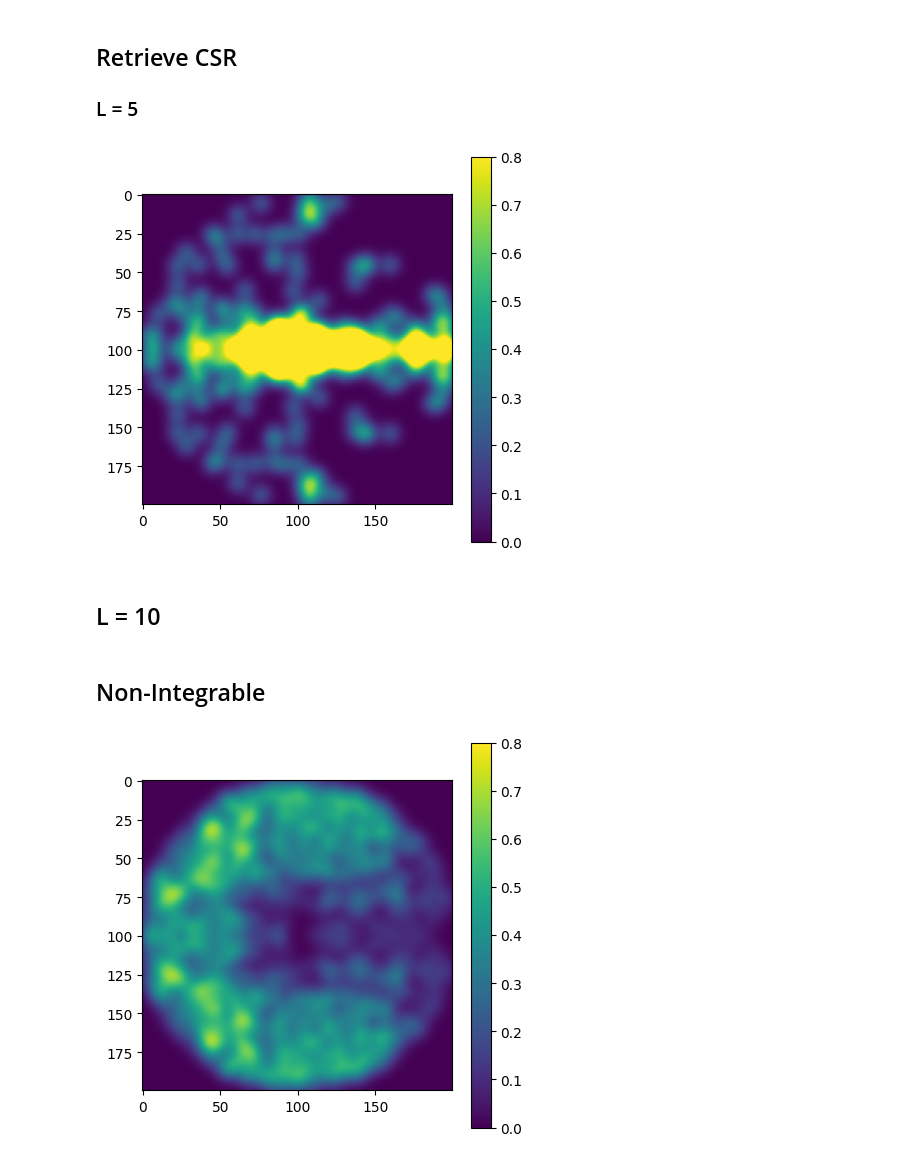
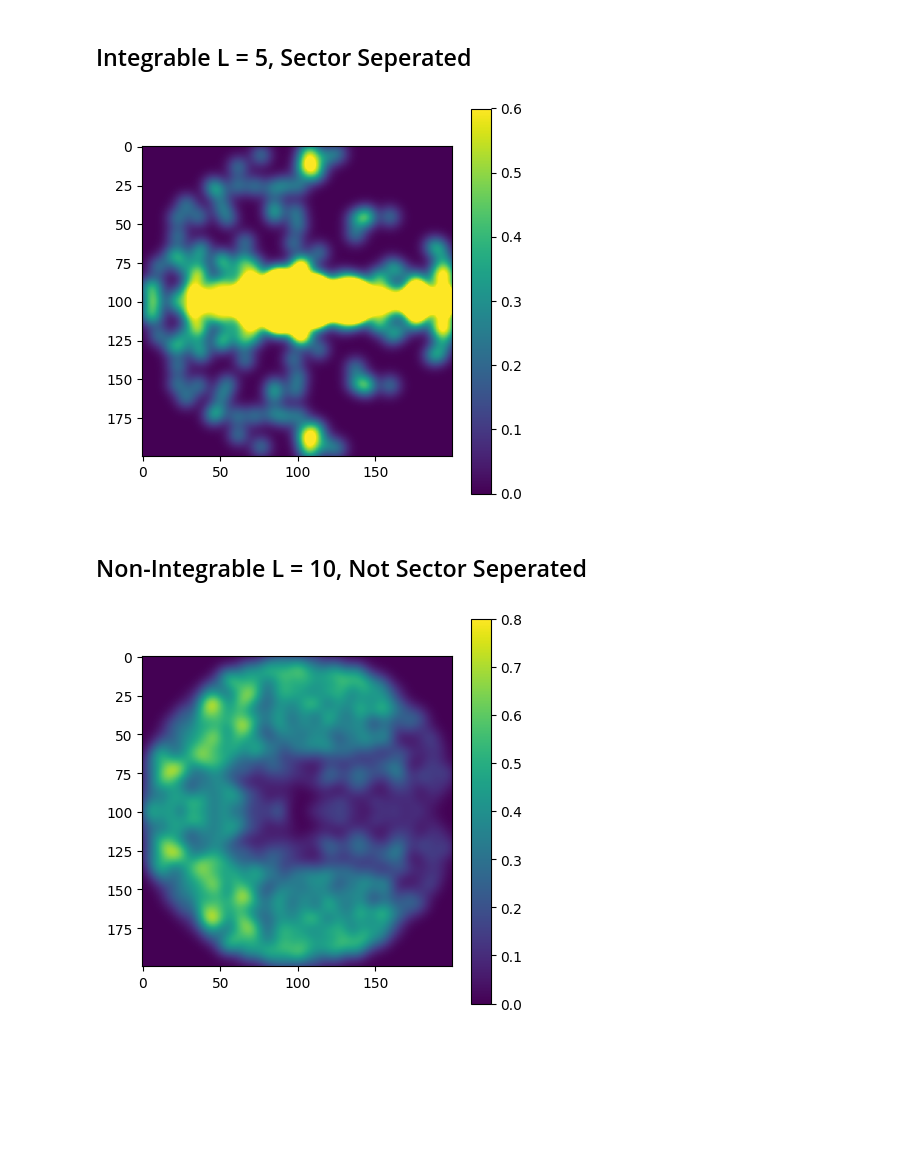
Before and after one commit to KristianWold/eddqc, a Jupyter notebook: analysis/integrable_nonintegrable/Densities_Sector_Seperation.ipynb, the cells around one changed output. Cells and saved outputs as stored; diff of their text form; code cells hidden in the pictures; blank space fills up the shorter version.

Commit message:
Clean up integrable_nonintegrable folder

```diff
--- a/analysis/integrable_nonintegrable/Densities Sector Seperation.ipynb
+++ b/analysis/integrable_nonintegrable/Densities_Sector_Seperation.ipynb
@@ -115,6 +97,4 @@ def to_complex_array(obj_arr: np.ndarray) -> np.ndarray:
     # finally cast to complex128
     return j_arr.astype(np.complex128)
 # %% [markdown]
-## Retrieve CSR
-
-### L = 5
+## Integrable L = 5, Sector Seperated
@@ -126,28 +104,28 @@ csr = to_complex_array(raw)
 # %%
 csr = Spectrum(csr, is_complex=True)
 csr_coat = coat_spectrum(csr, sigma = 0.05, grid_size = 200)
 csr_coat = csr_coat/np.max(csr_coat)
 
 dA = 4/40000
 norm = np.sum(csr_coat)*dA
 csr_coat = csr_coat/norm
 
+
+c_max = 0.6
 fig = plt.figure(figsize=(5, 5))
 fig.tight_layout()
 plt.imshow(csr_coat)
 plt.colorbar()
 plt.clim(0, c_max)
 plt.savefig('figures/hist_integrable_L=5.png')
 plt.show()
 # %% [output]
-[figure, old version]
+[figure, new version]
 # %%
 #save_spectrum(csr_integrable, 'book_keeping/integrable_crs_eigenvalues_L=5_retrieved.txt')
 np.savetxt('book_keeping/figure2/hist_integrable_L=5.txt',csr_coat)
 # %% [markdown]
-## L = 10
+## Non-Integrable L = 10, Not Sector Seperated
-# %% [markdown]
-## Non-Integrable
 # %%
 n = 4
 
```
Also changed, not shown: parts of 4 cells of this notebook, 4 other files.
